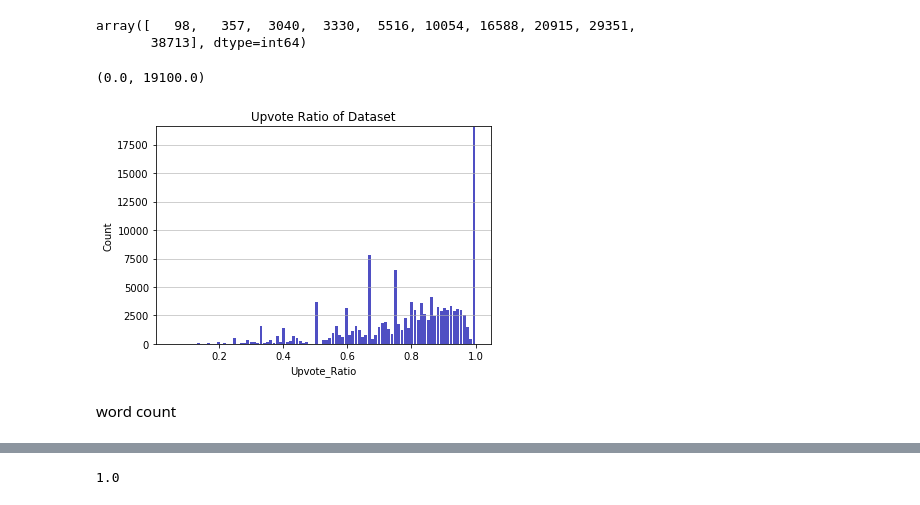
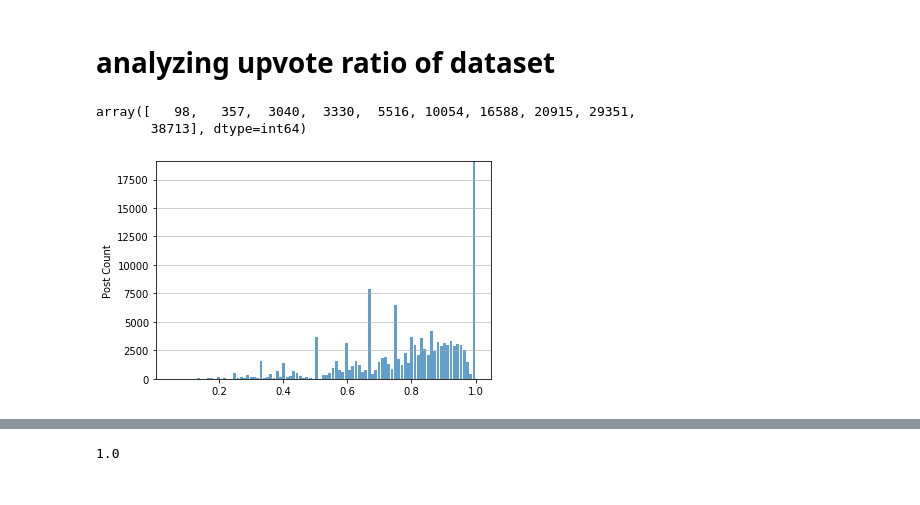
Before and after one commit to zi-cat/YAQ, a Jupyter notebook: 2_basic_data_specs.ipynb, the cells around one changed output, grey strips where cells are left out. Cells and saved outputs as stored; diff of their text form; code cells hidden in the pictures.

```diff
--- a/2_basic_data_specs.ipynb
+++ b/2_basic_data_specs.ipynb
@@ -10,3 +15,5 @@ upvote ratio
+# %% [markdown]
+# analyzing upvote ratio of dataset
 # %%
 hist, bin_edges = np.histogram(df.upvote_ratio)
 # %%
@@ -17,19 +24,24 @@ array([   98,   357,  3040,  3330,  5516, 10054, 16588, 20915, 29351,
 # %%
 import matplotlib.pyplot as plt
 
-# An "interface" to matplotlib.axes.Axes.hist() method
-n, bins, patches = plt.hist(x=df.upvote_ratio, bins='auto', color='#0504aa',
-                            alpha=0.7, rwidth=0.85)
-plt.grid(axis='y', alpha=0.75)
-plt.xlabel('Upvote_Ratio')
-plt.ylabel('Post Count')
-plt.title('Upvote Ratio of Dataset')
-maxfreq = n.max()
+def make_histogram(feature):
 
 
-plt.ylim(ymax=np.ceil(maxfreq / 10) * 10 if maxfreq % 10 else maxfreq + 10)
+    n, bins, patches = plt.hist(x=feature, bins='auto',
+                            alpha=0.7, rwidth=0.85)
+    plt.grid(axis='y', alpha=0.75)
+#     plt.xlabel(feature_name)
+    plt.ylabel('Post Count')
+#     plt.title(feature_name + ' of Dataset')
+    maxfreq = n.max()
+
+
+    plt.ylim(ymax=np.ceil(maxfreq / 10) * 10 if maxfreq % 10 else maxfreq + 10)
+
+# def make_boxplot(feature):
-# %% [output]
-(0.0, 19100.0)
-[figure, removed]
-# %% [markdown]
-word count
+# %%
+make_histogram(df.upvote_ratio)
+
+# most posts are highly upvoted
+# %% [output]
+[figure, added]
```
Also changed, not shown: parts of 49 cells of this notebook.
